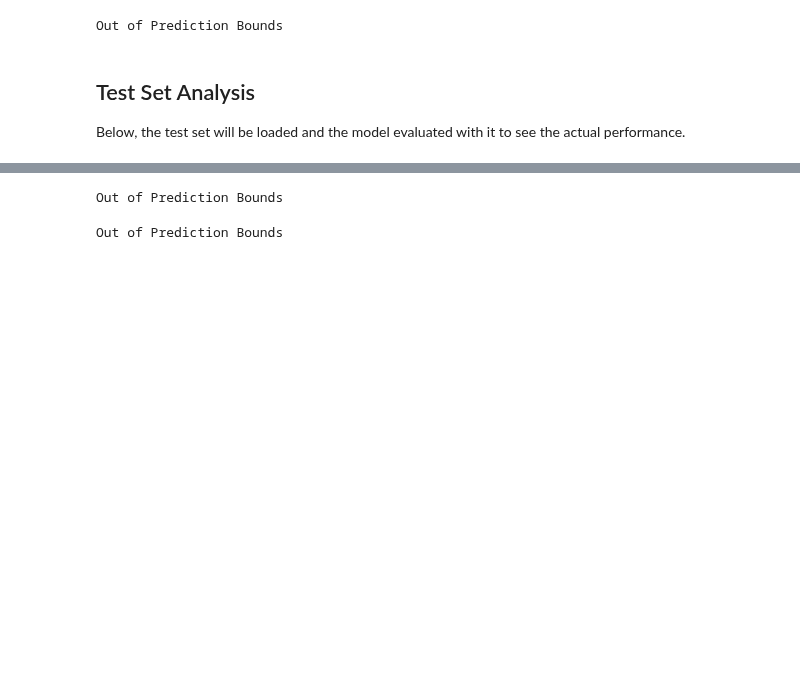
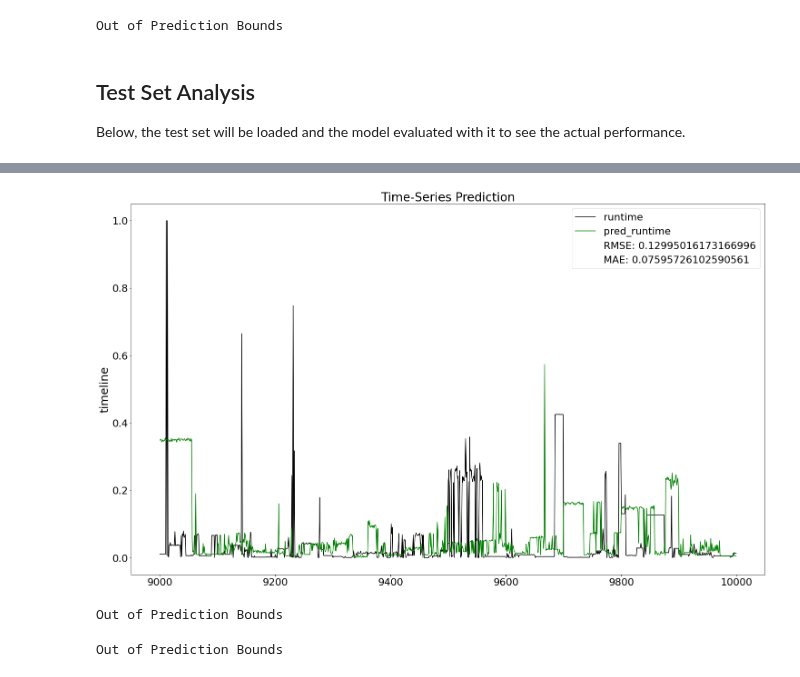
Before and after one commit to MyGodItsFull0fStars/alibaba_clusterdata, a Jupyter notebook: cluster-trace-gpu-v2020/prediction/lstm_general_prediction.ipynb, the cells around one changed output, grey strips where cells are left out. Cells and saved outputs as stored; diff of their text form; code cells hidden in the pictures; blank space fills up the shorter version.

```diff
--- a/cluster-trace-gpu-v2020/prediction/lstm_general_prediction.ipynb
+++ b/cluster-trace-gpu-v2020/prediction/lstm_general_prediction.ipynb
@@ -352,3 +354,8 @@ plot_column(actual_values=actual_data_df, predicted_values=prediction_df, column
+# %%
+start_idx, end_idx = 9000, 10000
+plot_column(actual_values=actual_data_df[start_idx:end_idx], predicted_values=prediction_df[start_idx:end_idx], column_number=0)
+# %% [output]
+[figure, added]
 # %%
 plot_column(column_number=1)
 # %% [output]
```
Also changed, not shown: parts of 12 cells of this notebook.
